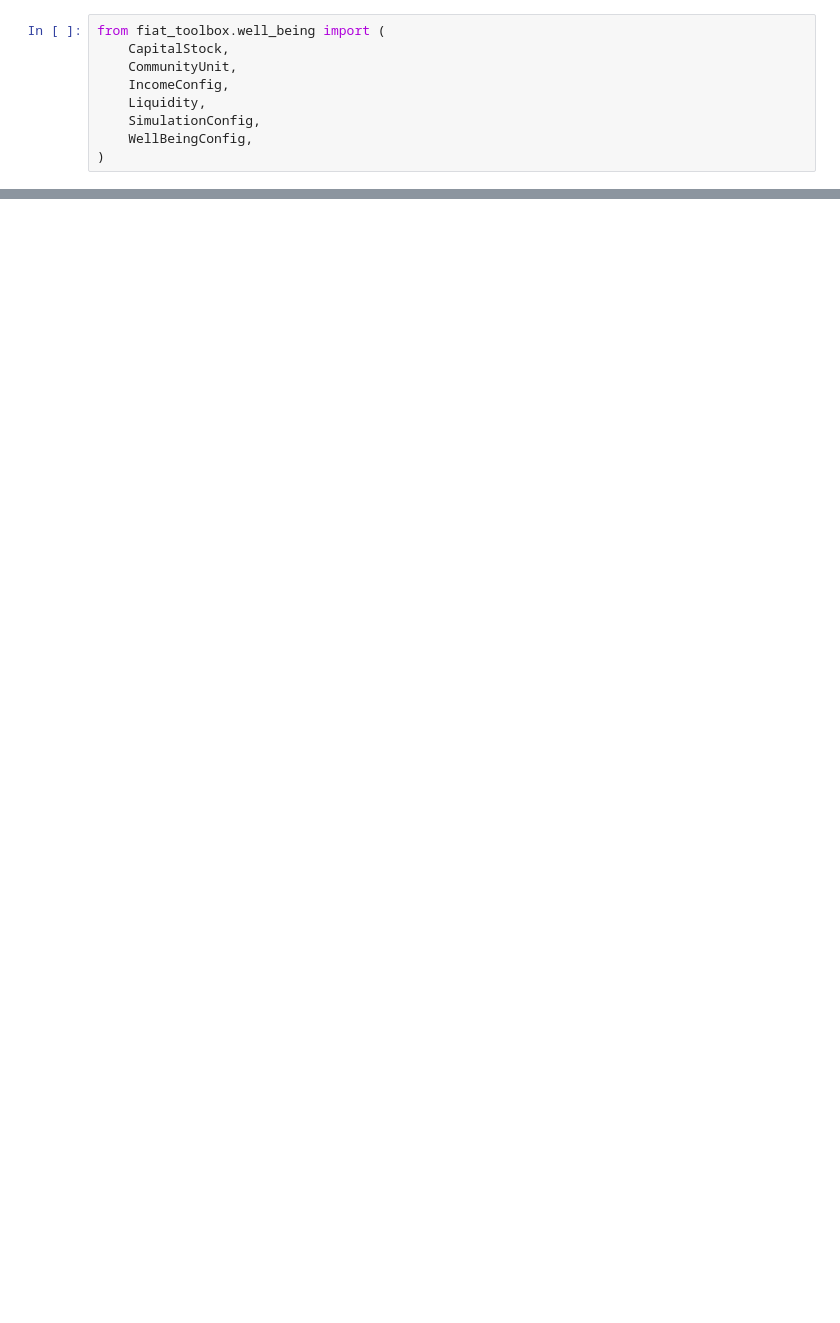
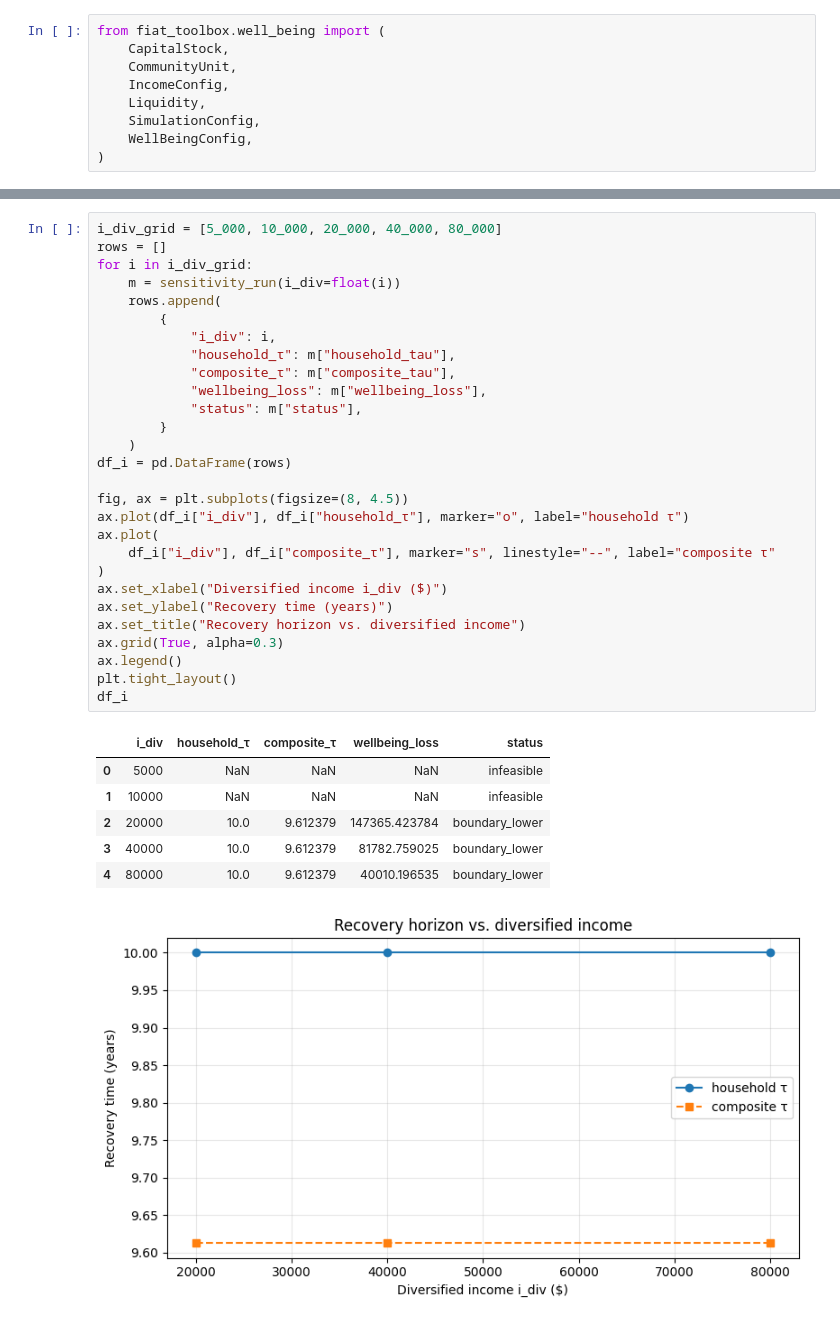
Before and after one commit to Deltares/fiat_toolbox, a Jupyter notebook: examples/well_being/4_extra_income_losses.ipynb, the cells around one changed output, grey strips where cells are left out. Drawn from its saved outputs; the diff is of its cells as text; blank space fills up the shorter version.

```diff
--- a/examples/well_being/4_extra_income_losses.ipynb
+++ b/examples/well_being/4_extra_income_losses.ipynb
@@ -96,0 +266,36 @@ household.plot_consumption()
+# %%
+i_div_grid = [5_000, 10_000, 20_000, 40_000, 80_000]
+rows = []
+for i in i_div_grid:
+    m = sensitivity_run(i_div=float(i))
+    rows.append(
+        {
+            "i_div": i,
+            "household_τ": m["household_tau"],
+            "composite_τ": m["composite_tau"],
+            "wellbeing_loss": m["wellbeing_loss"],
+            "status": m["status"],
+        }
+    )
+df_i = pd.DataFrame(rows)
+
+fig, ax = plt.subplots(figsize=(8, 4.5))
+ax.plot(df_i["i_div"], df_i["household_τ"], marker="o", label="household τ")
+ax.plot(
+    df_i["i_div"], df_i["composite_τ"], marker="s", linestyle="--", label="composite τ"
+)
+ax.set_xlabel("Diversified income i_div ($)")
+ax.set_ylabel("Recovery time (years)")
+ax.set_title("Recovery horizon vs. diversified income")
+ax.grid(True, alpha=0.3)
+ax.legend()
+plt.tight_layout()
+df_i
+# %% [output]
+|  | i_div | household_τ | composite_τ | wellbeing_loss | status |
+| 0 | 5000 | NaN | NaN | NaN | infeasible |
+| 1 | 10000 | NaN | NaN | NaN | infeasible |
+| 2 | 20000 | 10.0 | 9.612379 | 147365.423784 | boundary_lower |
+| 3 | 40000 | 10.0 | 9.612379 | 81782.759025 | boundary_lower |
+| 4 | 80000 | 10.0 | 9.612379 | 40010.196535 | boundary_lower |
+[figure, added]
```
Also changed, not shown: parts of 15 cells of this notebook, 2 other files.
